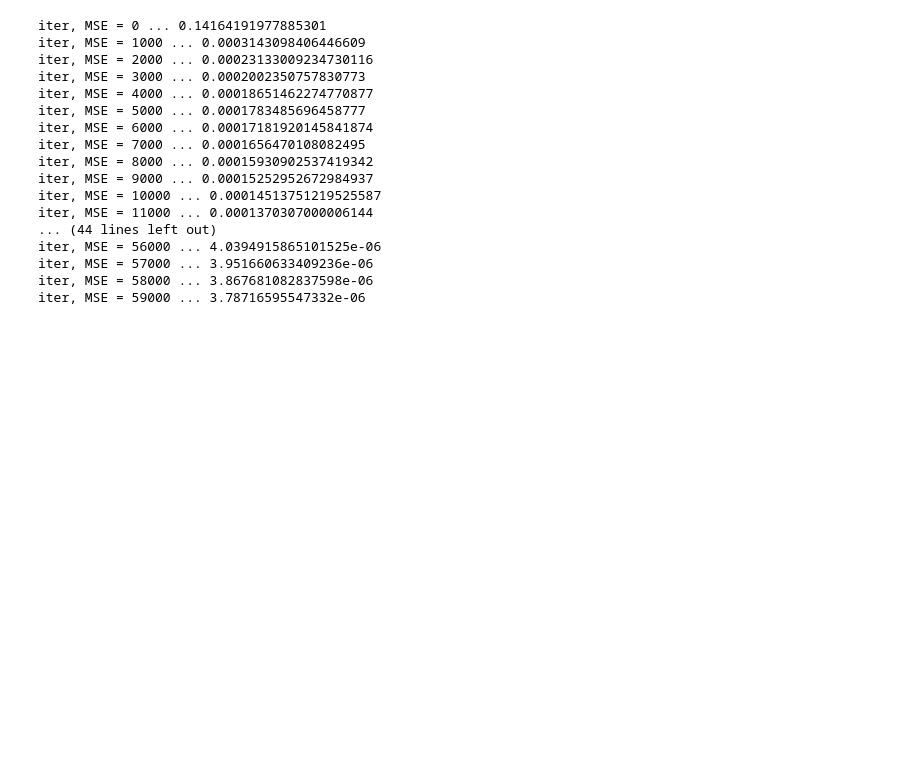
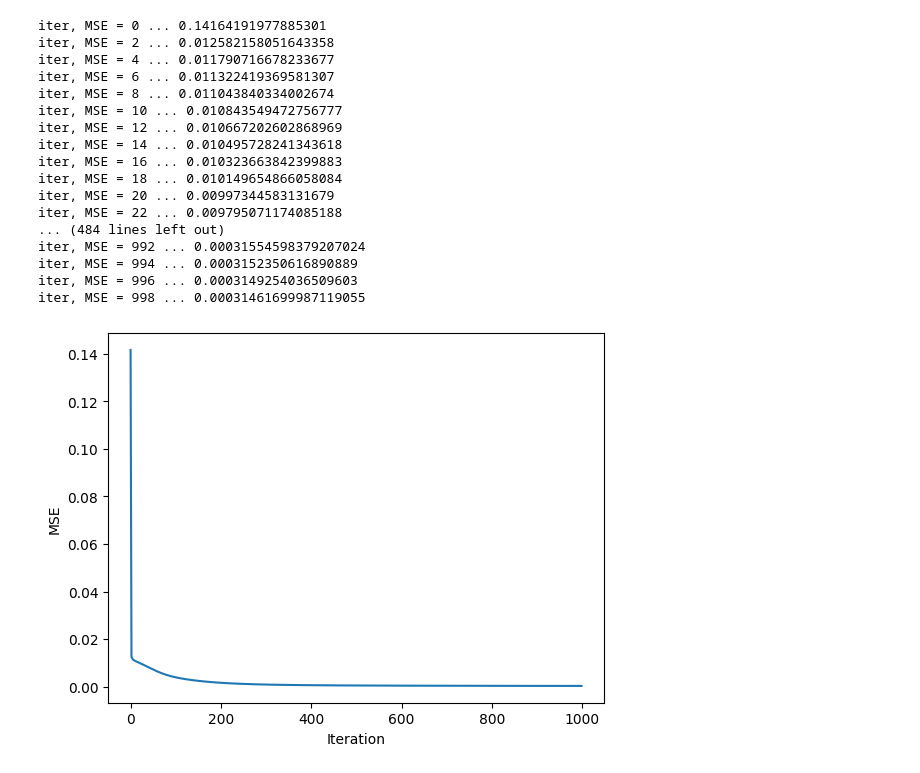
Before and after one commit to Misha-private/Demo-repo, a Jupyter notebook: MGBF_NN0.ipynb, the cells around one changed output. Drawn from its saved outputs; the diff is of its cells as text; code cells hidden in the pictures; blank space fills up the shorter version.

```diff
--- a/MGBF_NN0.ipynb
+++ b/MGBF_NN0.ipynb
@@ -13,6 +13,7 @@ class NeuronLayer():
 
 
 class NeuralNetwork():
+
     def __init__(self, layer1, layer2):
         self.layer1 = layer1
         self.layer2 = layer2
@@ -31,7 +32,9 @@ class NeuralNetwork():
 
     # We train the neural network through a process of trial and error.
     # Adjusting the synaptic weights each time.
-    def train(self, training_set_inputs, training_set_outputs, number_of_training_iterations, iteration_increment):
+    def train(self, training_set_inputs, training_set_outputs, err_acum,iter_acum,
+              number_of_training_iterations, iteration_increment):
+
         for iteration in range(number_of_training_iterations):
             # Pass the training set through our neural network
             output_from_layer_1, output_from_layer_2 = self.think(training_set_inputs)
@@ -46,10 +49,11 @@ class NeuralNetwork():
               #print("Iteration: ", iteration, )
               #print("Layer 2 Mean Squared Error (MSE): " )
               mse = np.mean(layer2_error**2)
+
+              err_acum.append(mse)
+              iter_acum.append(iteration)
+
               print(f"iter, MSE = {iteration} ... {mse}")
-
-              #print((layer2_error)**2)
-
 
             # Calculate the error for layer 1 (By looking at the weights in layer 1,
             # we can determine by how much layer 1 contributed to the error in layer 2).
@@ -63,6 +67,13 @@ class NeuralNetwork():
             # Adjust the weights.
             self.layer1.synaptic_weights += layer1_adjustment
             self.layer2.synaptic_weights += layer2_adjustment
+
+    # Plot MSE
+    def plot_mse(self, err_acum, iter_acum):
+      import matplotlib.pyplot as plt
+      plt.plot(iter_acum, err_acum)
+      plt.xlabel('Iteration')
+      plt.ylabel('MSE')
 
     # The neural network thinks.
     def think(self, inputs):
@@ -98,47 +109,55 @@ if __name__ == "__main__":
 
     #print ("Stage 1) Random starting synaptic weights: ")
     #neural_network.print_weights()
 
     # The training set. We have 10 examples, each consisting of 9 input values
     # and 1 output value.
     training_set_inputs = array([[0.009, 0.048, 0.285, 0.018, 0.097, 0.571, 0.027, 0.145, 0.856],
      [0.112, 0.162, 0.014, 0.409, 0.458, 0.310, 0.902, 0.952, 0.804],
      [0.007, 0.006, 0.012, 0.000, 0.154, 0.309, 0.000, 0.500, 1.000],
      [0.010, 0.070, 0.099, 0.070, 0.140, 0.169, 0.099, 0.169, 0.198],
      [0.198, 0.148, 0.049, 0.148, 0.123, 0.074, 0.049, 0.074, 0.123],
      [0.013, 0.036, 0.013, 0.036, 0.099, 0.036, 0.013, 0.036, 0.013],
      [0.099, 0.049, 0.020, 0.049, 0.033, 0.016, 0.020, 0.016, 0.011],
      [0.700, 0.049, 0.198, 0.049, 0.074, 0.148, 0.079, 0.089, 0.119],
      [0.044, 0.083, 0.090, 0.000, 0.166, 0.148, 0.180, 0.249, 0.269],
      [0.494, 0.329, 0.055,0.329, 0.226, 0.040, 0.165, 0.119, 0.023] ])
 
     training_set_outputs = array([[0.006, 0.285, 0.028, 0.076, 0.173, 0.060, 0.066, 0.03, 0.071, 0.384]]).T
 
     # Train the neural network using the training set.
     # Do it 60,000 times and make small adjustments each time.
-    neural_network.train(training_set_inputs, training_set_outputs, iteration_increment=1000, number_of_training_iterations=60000)
+
+    err_acum = []
+    iter_acum = []
+
+    neural_network.train(training_set_inputs, training_set_outputs, err_acum, iter_acum,
+                         iteration_increment=2, number_of_training_iterations=1000)
+    neural_network.plot_mse(err_acum, iter_acum)
+
     #print("Stage 2) New synaptic weights after training: ")
     #neural_network.print_weights()
 
     # Test the neural network with a new situation.
     #print ("Stage 3) Considering a new situation [0.296, 0.025, 0.506, 0.246, 0.042, 0.444, 0.216, 0.037] -> ?: ")
     hidden_state, output = neural_network.think(array([0.296, 0.144, 0.025, 0.506, 0.246, 0.042, 0.444, 0.216, 0.037]))
     #print(output)
 # %% [output]
 iter, MSE = 0 ... 0.14164191977885301
-iter, MSE = 1000 ... 0.0003143098406446609
-iter, MSE = 2000 ... 0.00023133009234730116
-iter, MSE = 3000 ... 0.0002002350757830773
-iter, MSE = 4000 ... 0.00018651462274770877
-iter, MSE = 5000 ... 0.0001783485696458777
-iter, MSE = 6000 ... 0.00017181920145841874
-iter, MSE = 7000 ... 0.0001656470108082495
-iter, MSE = 8000 ... 0.00015930902537419342
-iter, MSE = 9000 ... 0.00015252952672984937
-iter, MSE = 10000 ... 0.00014513751219525587
-iter, MSE = 11000 ... 0.0001370307000006144
-... (44 lines left out)
-iter, MSE = 56000 ... 4.0394915865101525e-06
-iter, MSE = 57000 ... 3.951660633409236e-06
-iter, MSE = 58000 ... 3.867681082837598e-06
-iter, MSE = 59000 ... 3.78716595547332e-06
+iter, MSE = 2 ... 0.012582158051643358
+iter, MSE = 4 ... 0.011790716678233677
+iter, MSE = 6 ... 0.011322419369581307
+iter, MSE = 8 ... 0.011043840334002674
+iter, MSE = 10 ... 0.010843549472756777
+iter, MSE = 12 ... 0.010667202602868969
+iter, MSE = 14 ... 0.010495728241343618
+iter, MSE = 16 ... 0.010323663842399883
+iter, MSE = 18 ... 0.010149654866058084
+iter, MSE = 20 ... 0.00997344583131679
+iter, MSE = 22 ... 0.009795071174085188
+... (484 lines left out)
+iter, MSE = 992 ... 0.00031554598379207024
+iter, MSE = 994 ... 0.0003152350616890889
+iter, MSE = 996 ... 0.0003149254036509603
+iter, MSE = 998 ... 0.00031461699987119055
+[figure, added]
```
